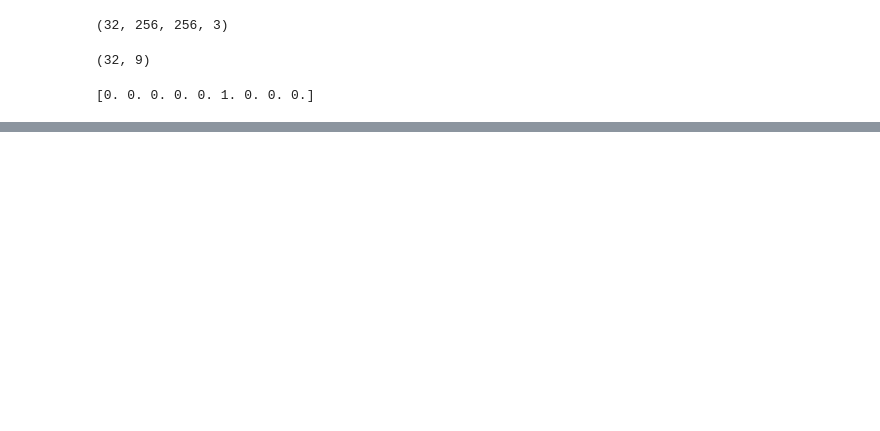
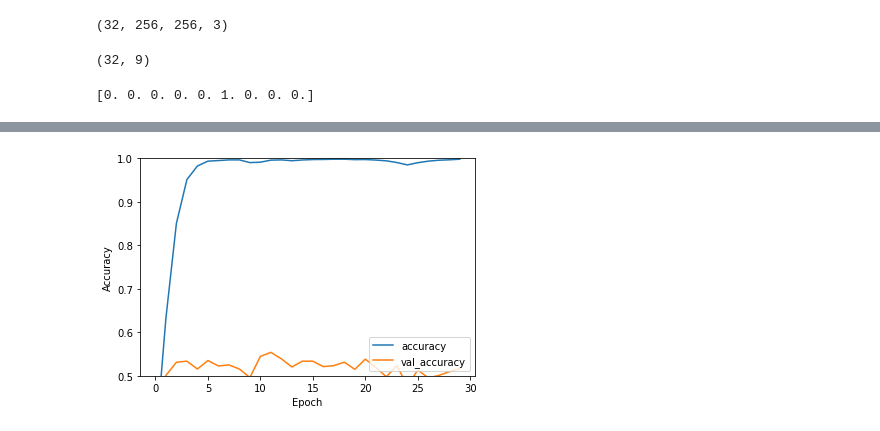
Before and after one commit to Amanda-Carmo/SArt, a Jupyter notebook: ExcelSeparator.ipynb, the cells around one changed output, grey strips where cells are left out. Drawn from its saved outputs; the diff is of its cells as text; code cells hidden in the pictures; blank space fills up the shorter version.

Commit message:
lanet5 e epoch30

```diff
--- a/ExcelSeparator.ipynb
+++ b/ExcelSeparator.ipynb
@@ -256,9 +259,9 @@ print(y[0])
 # %% [output]
 [0. 0. 0. 0. 0. 1. 0. 0. 0.]
 # %%
-LeNet5 = keras.Sequential()
+LeNet5 = tf.keras.Sequential()
 
-LeNet5.add(layers.Conv2D(filters=6, kernel_size=(3, 3), activation='relu', input_shape=(32,32,3)))
+LeNet5.add(layers.Conv2D(filters=6, kernel_size=(3, 3), activation='relu', input_shape=(256, 256, 3)))
 LeNet5.add(layers.AveragePooling2D())
 
 LeNet5.add(layers.Conv2D(filters=16, kernel_size=(3, 3), activation='relu'))
@@ -275,0 +297,7 @@ LeNet5.summary()
+# %%
+LeNet5.compile(loss="categorical_crossentropy",
+             optimizer="adam",
+             metrics=['accuracy'])
+
+historyLeNet5 = LeNet5.fit(train_imgs, epochs=30,
+                    validation_data=val_imgs)
@@ -275,0 +322,10 @@ LeNet5.summary()
+# %%
+plt.plot(historyLeNet5.history['accuracy'], label='accuracy')
+plt.plot(historyLeNet5.history['val_accuracy'], label = 'val_accuracy')
+plt.xlabel('Epoch')
+plt.ylabel('Accuracy')
+plt.ylim([0.5, 1])
+plt.legend(loc='lower right')
+
+test_loss, test_acc = LeNet5.evaluate(test_imgs, verbose=2)
+# %% [output]
@@ -275,0 +333 @@ LeNet5.summary()
+[figure, added]
```
Also changed, not shown: parts of 10 cells of this notebook.
